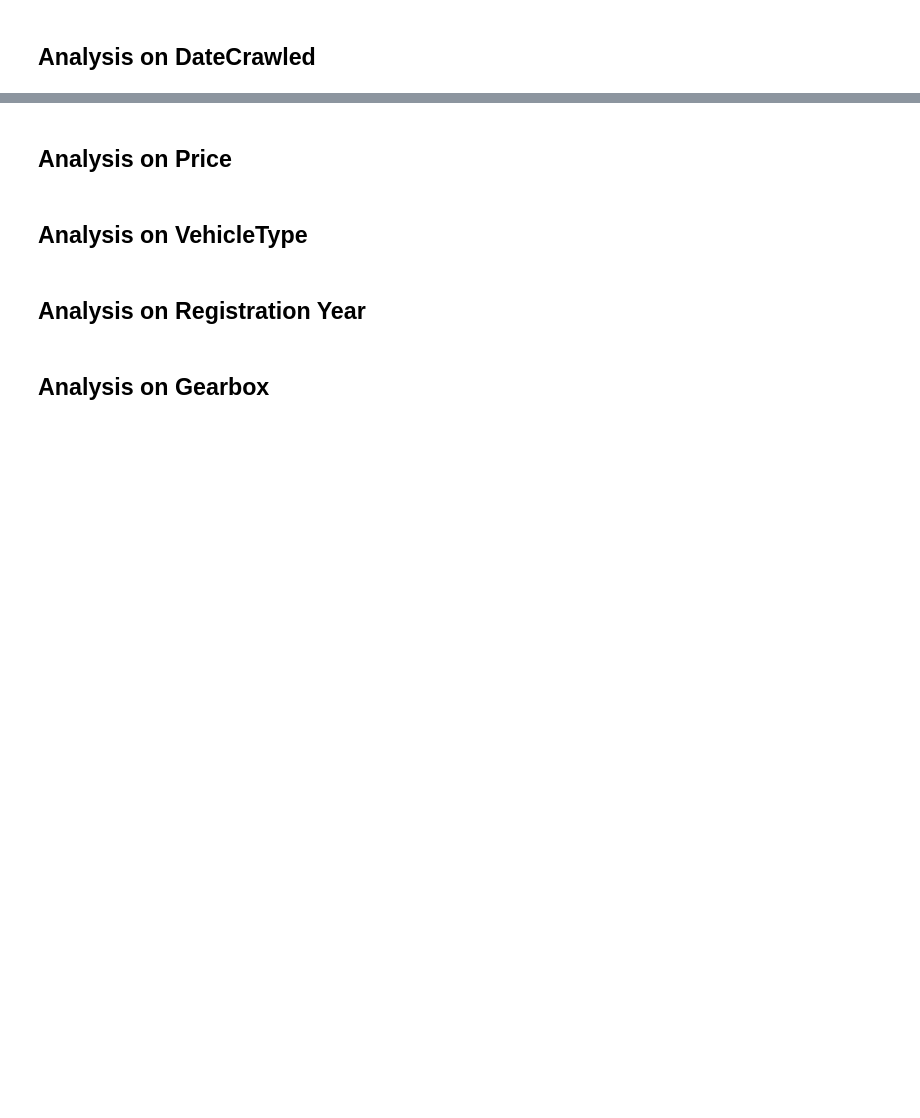
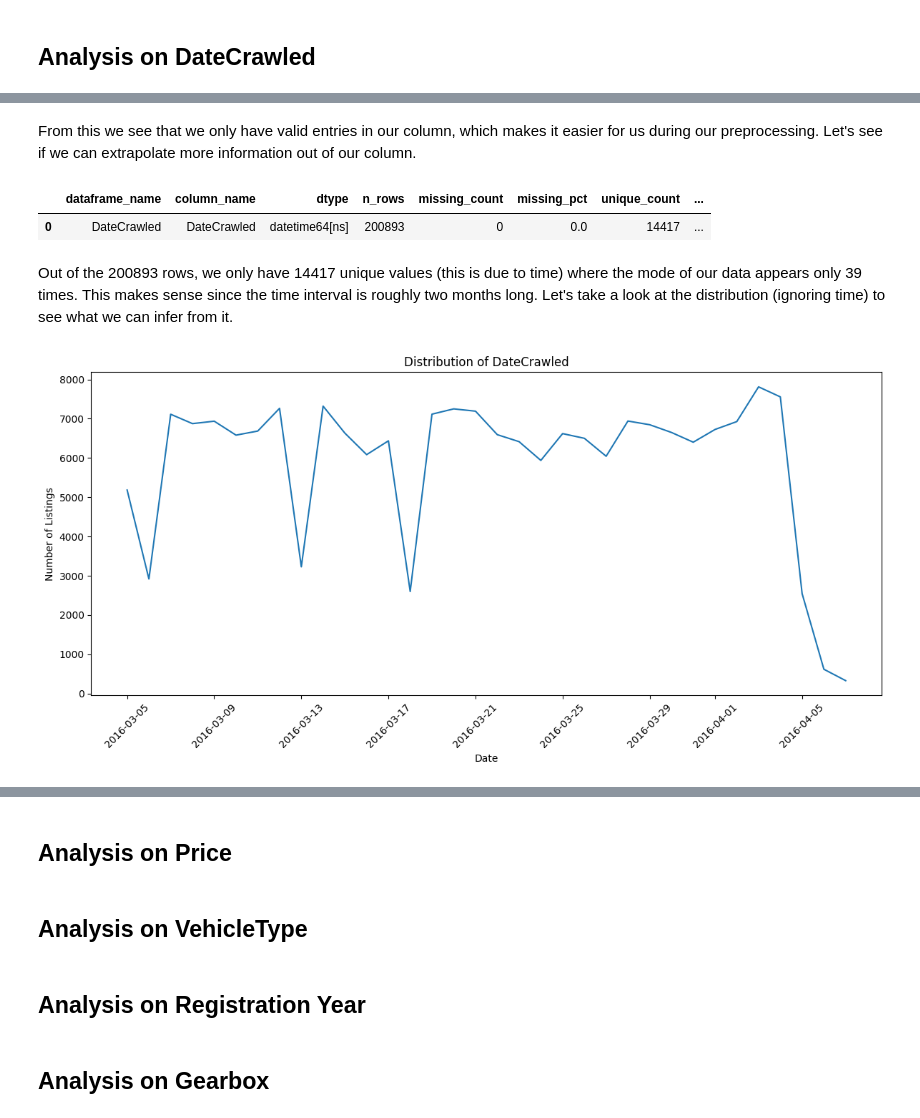
Before and after one commit to T4nT4n/sprint12, a Jupyter notebook: sprint_12_project.ipynb, the cells around one changed output, grey strips where cells are left out. Cells and saved outputs as stored; diff of their text form; code cells hidden in the pictures; blank space fills up the shorter version.

Commit message:
Finished two columns of EDA

```diff
--- a/sprint_12_project.ipynb
+++ b/sprint_12_project.ipynb
@@ -575,0 +720,28 @@ The Model column has a high cardinality with 250 unique car models. Few models m
+# %% [markdown]
+From this we see that we only have valid entries in our column, which makes it easier for us during our preprocessing. Let's see if we can extrapolate more information out of our column.
+# %%
+#Other info on our DateCrawled column
+datecrawled_model_info = column_profile(X_train, 'DateCrawled', "DateCrawled")
+
+#Results
+display(datecrawled_model_info)
+# %% [output]
+|  | dataframe_name | column_name | dtype | n_rows | missing_count | missing_pct | unique_count | ... |
+| 0 | DateCrawled | DateCrawled | datetime64[ns] | 200893 | 0 | 0.0 | 14417 | ... |
+# %% [markdown]
+Out of the 200893 rows, we only have 14417 unique values (this is due to time) where the mode of our data appears only 39 times. This makes sense since the time interval is roughly two months long. Let's take a look at the distribution (ignoring time) to see what we can infer from it.
+# %%
+# Group by date only (ignoring time) and count
+date_counts = X_train['DateCrawled'].dt.date.value_counts().sort_index()
+
+# Plot
+plt.figure(figsize=(12, 6))
+sns.lineplot(x=date_counts.index, y=date_counts.values)
+plt.title("Distribution of DateCrawled")
+plt.xlabel("Date")
+plt.ylabel("Number of Listings")
+plt.xticks(rotation=45)
+plt.tight_layout()
+plt.show()
+# %% [output]
+[figure, added]
```
Also changed, not shown: parts of 22 cells of this notebook.
